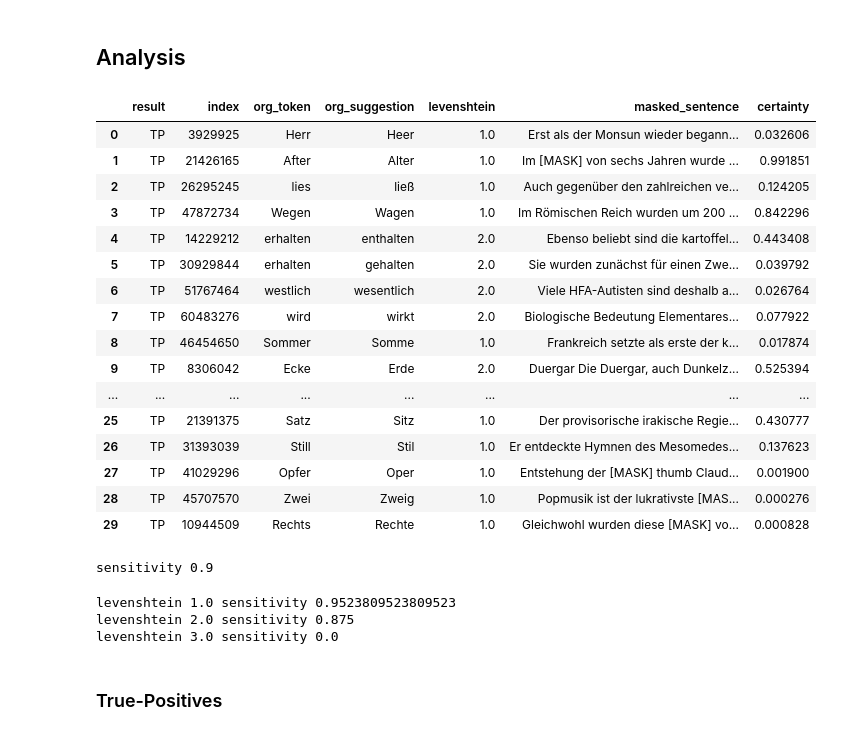
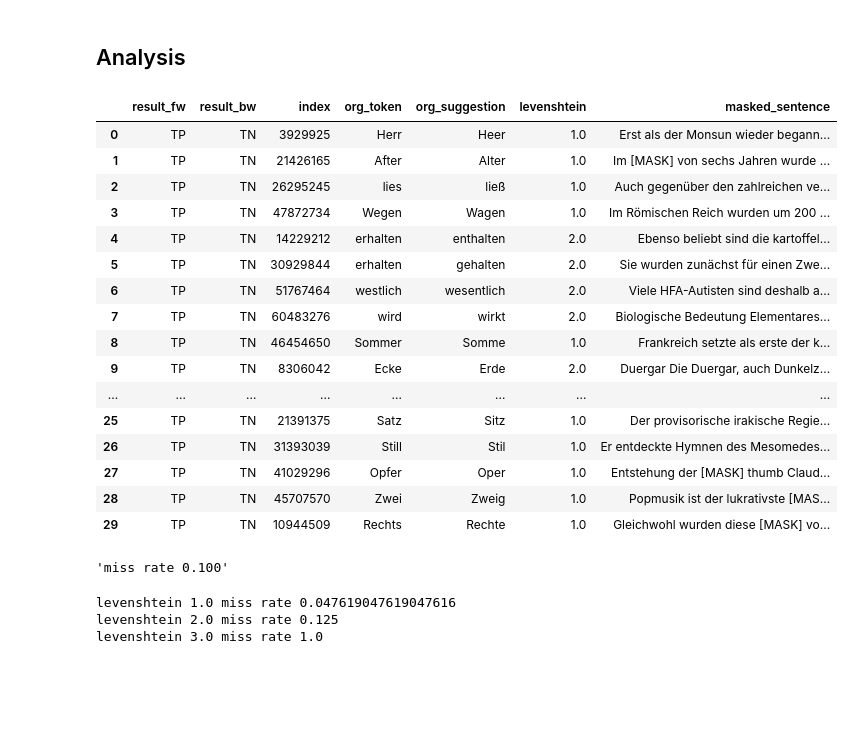
Before and after one commit to zesch/rwse-experiments, a Jupyter notebook: experiments/analyze_dataset_semantic_de.ipynb, the cells around one changed output. Saved outputs shown, nothing was run; the diff lists cells and outputs as text; code cells hidden in the pictures; blank space fills up the shorter version.

Commit message:
updated wiki dataset analyses

```diff
--- a/experiments/analyze_dataset_semantic_de.ipynb
+++ b/experiments/analyze_dataset_semantic_de.ipynb
@@ -47,8 +47,7 @@ collection[0]
  '650',
  'Wirtschaftssystem oder Politik oder Handlungen Medizin und Erziehungssystem . Dies gelingt nur, wenn die einzelnen Einheiten aneinander anschlussfähig sind, was durch einen systemspezifischen Code g ...
 # %%
-#file_name = 'input/cleaned_dataset_semantic_de.csv'
-file_name = 'input/modified_dataset_semantic_de.csv'
+file_name = 'input/cleaned_dataset_semantic_de.csv'
 
 def clean_text(text):
     text = '. '.join([part.strip() for part in text.split('.')]).strip()
@@ -128,50 +127,60 @@ cleaned_collection_semantic
 ## Analysis
 # %%
 file_name = 'output/report_dataset_semantic_de.csv'
+input_file_name = 'input/modified_dataset_semantic_de.csv'
 
 if not os.path.exists(file_name):
+    data = pd.read_csv(input_file_name, sep='\t')
     with (open(file_name, 'w') as f):
-        print('result', 'index' ,'org_token', 'org_suggestion', 'levenshtein', 'masked_sentence', 'certainty', sep='\t', end='\n', file=f)
-        for index, item in cleaned_collection_semantic.iterrows():
-            token = item['org_token']
+        print('result_fw', 'result_bw', 'index' ,'org_token', 'org_suggestion', 'levenshtein', 'masked_sentence', sep='\t', end='\n', file=f)
+        for index, item in data.iterrows():
+            org_token = item['org_token']
+            org_suggestion = item['org_suggestion']
             sentence = item['text']
+
             rwse.set_confusion_sets([item['confusion_set'].split(',')])
-            suggestion, certainty = rwse.check(token, sentence)
-            classification_result = 'TP' if suggestion == item['org_suggestion'] else 'FN'
+            suggestion, certainty = rwse.check(org_token, sentence)
+            # Used in miss rate analysis
+            result_fw = 'TP' if suggestion == org_suggestion else 'FN'
 
-            print(classification_result, item['org_index'], item['org_token'], item['org_suggestion'], item['levenshtein'], sentence, f'{certainty:.8f}', sep='\t', end='\n', file=f)
+            # Switch tokens
+            org_token, org_suggestion = org_suggestion, org_token
+            suggestion, certainty = rwse.check(org_token, sentence)
+            # Used in false-alarm rate analysis
+            result_bw = 'FP' if suggestion == org_suggestion else 'TN'
+
+            print(result_fw, result_bw, item['org_index'], item['org_token'], item['org_suggestion'], item['levenshtein'], sentence, sep='\t', end='\n', file=f)
 
 classification_results = pd.read_csv(file_name, sep='\t')
 classification_results
 # %% [output]
-|  | result | index | org_token | org_suggestion | levenshtein | masked_sentence | certainty |
-| 0 | TP | 3929925 | Herr | Heer | 1.0 | Erst als der Monsun wieder begann... | 0.032606 |
-| 1 | TP | 21426165 | After | Alter | 1.0 | Im [MASK] von sechs Jahren wurde ... | 0.991851 |
-| 2 | TP | 26295245 | lies | ließ | 1.0 | Auch gegenüber den zahlreichen ve... | 0.124205 |
-| 3 | TP | 47872734 | Wegen | Wagen | 1.0 | Im Römischen Reich wurden um 200 ... | 0.842296 |
-| 4 | TP | 14229212 | erhalten | enthalten | 2.0 | Ebenso beliebt sind die kartoffel... | 0.443408 |
-| 5 | TP | 30929844 | erhalten | gehalten | 2.0 | Sie wurden zunächst für einen Zwe... | 0.039792 |
-| 6 | TP | 51767464 | westlich | wesentlich | 2.0 | Viele HFA-Autisten sind deshalb a... | 0.026764 |
-| 7 | TP | 60483276 | wird | wirkt | 2.0 | Biologische Bedeutung Elementares... | 0.077922 |
-| 8 | TP | 46454650 | Sommer | Somme | 1.0 | Frankreich setzte als erste der k... | 0.017874 |
-| 9 | TP | 8306042 | Ecke | Erde | 2.0 | Duergar Die Duergar, auch Dunkelz... | 0.525394 |
+|  | result_fw | result_bw | index | org_token | org_suggestion | levenshtein | masked_sentence |
+| 0 | TP | TN | 3929925 | Herr | Heer | 1.0 | Erst als der Monsun wieder begann... |
+| 1 | TP | TN | 21426165 | After | Alter | 1.0 | Im [MASK] von sechs Jahren wurde ... |
+| 2 | TP | TN | 26295245 | lies | ließ | 1.0 | Auch gegenüber den zahlreichen ve... |
+| 3 | TP | TN | 47872734 | Wegen | Wagen | 1.0 | Im Römischen Reich wurden um 200 ... |
+| 4 | TP | TN | 14229212 | erhalten | enthalten | 2.0 | Ebenso beliebt sind die kartoffel... |
+| 5 | TP | TN | 30929844 | erhalten | gehalten | 2.0 | Sie wurden zunächst für einen Zwe... |
+| 6 | TP | TN | 51767464 | westlich | wesentlich | 2.0 | Viele HFA-Autisten sind deshalb a... |
+| 7 | TP | TN | 60483276 | wird | wirkt | 2.0 | Biologische Bedeutung Elementares... |
+| 8 | TP | TN | 46454650 | Sommer | Somme | 1.0 | Frankreich setzte als erste der k... |
+| 9 | TP | TN | 8306042 | Ecke | Erde | 2.0 | Duergar Die Duergar, auch Dunkelz... |
 | ... | ... | ... | ... | ... | ... | ... | ... |
-| 25 | TP | 21391375 | Satz | Sitz | 1.0 | Der provisorische irakische Regie... | 0.430777 |
-| 26 | TP | 31393039 | Still | Stil | 1.0 | Er entdeckte Hymnen des Mesomedes... | 0.137623 |
-| 27 | TP | 41029296 | Opfer | Oper | 1.0 | Entstehung der [MASK] thumb Claud... | 0.001900 |
-| 28 | TP | 45707570 | Zwei | Zweig | 1.0 | Popmusik ist der lukrativste [MAS... | 0.000276 |
-| 29 | TP | 10944509 | Rechts | Rechte | 1.0 | Gleichwohl wurden diese [MASK] vo... | 0.000828 |
+| 25 | TP | TN | 21391375 | Satz | Sitz | 1.0 | Der provisorische irakische Regie... |
+| 26 | TP | TN | 31393039 | Still | Stil | 1.0 | Er entdeckte Hymnen des Mesomedes... |
+| 27 | TP | TN | 41029296 | Opfer | Oper | 1.0 | Entstehung der [MASK] thumb Claud... |
+| 28 | TP | TN | 45707570 | Zwei | Zweig | 1.0 | Popmusik ist der lukrativste [MAS... |
+| 29 | TP | TN | 10944509 | Rechts | Rechte | 1.0 | Gleichwohl wurden diese [MASK] vo... |
 # %%
-print('sensitivity', len(classification_results[classification_results['result'] == 'TP'])/len(classification_results))
+miss_rate = len(classification_results[classification_results['result_fw'] == 'FN'])/len(classification_results)
+f'miss rate {miss_rate:.3f}'
 # %% [output]
-sensitivity 0.9
+'miss rate 0.100'
 # %%
 for value in sorted(classification_results['levenshtein'].unique()):
     current_df = classification_results[classification_results['levenshtein'] == value]
-    print('levenshtein', value, 'sensitivity', len(current_df[current_df['result'] == 'TP'])/len(current_df))
+    print('levenshtein', value, 'miss rate', len(current_df[current_df['result_fw'] == 'FN'])/len(current_df))
 # %% [output]
-levenshtein 1.0 sensitivity 0.9523809523809523
-levenshtein 2.0 sensitivity 0.875
-levenshtein 3.0 sensitivity 0.0
+levenshtein 1.0 miss rate 0.047619047619047616
+levenshtein 2.0 miss rate 0.125
+levenshtein 3.0 miss rate 1.0
-# %% [markdown]
-### True-Positives
```
Also changed, not shown: parts of 9 cells of this notebook, 3 other files.
